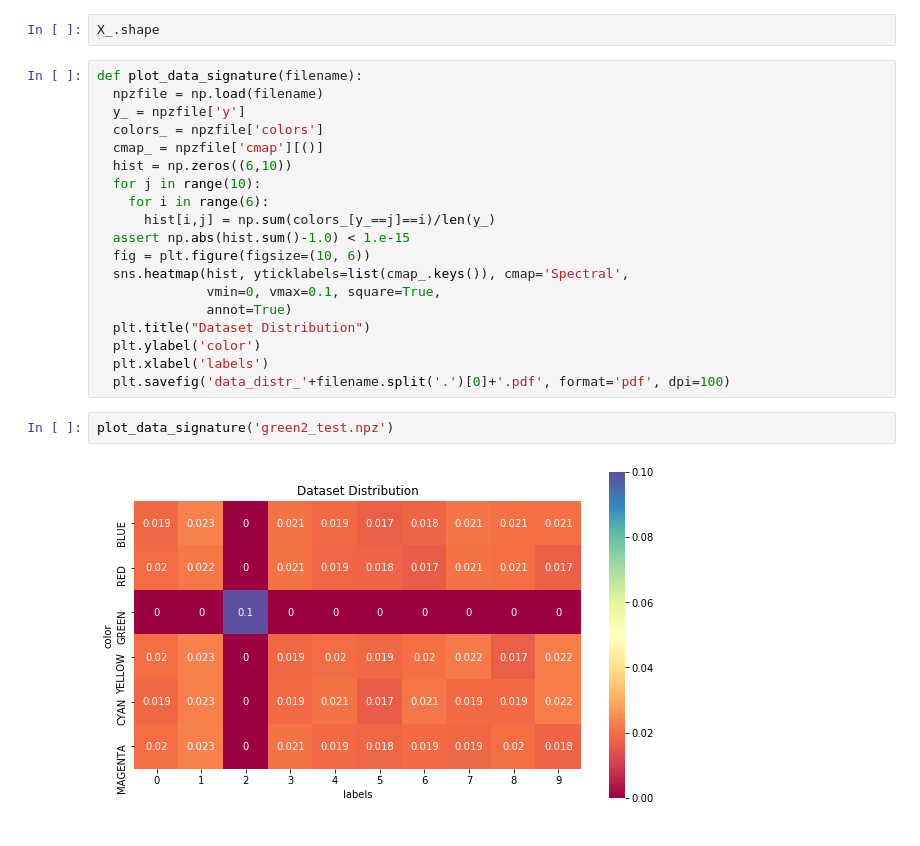
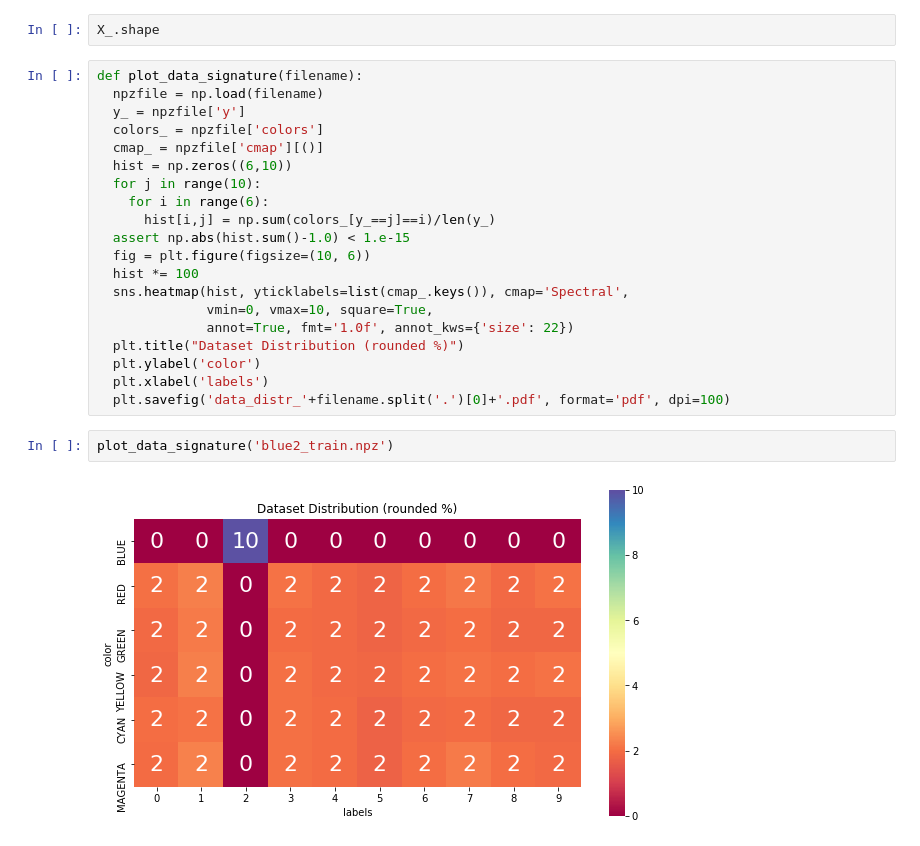
Before and after one commit to kkessel/cs231n-project, a Jupyter notebook: MNIST Colorization Train Data.ipynb, the cells around one changed output. Cells and saved outputs as stored; diff of their text form.

```diff
--- a/MNIST Colorization Train Data.ipynb
+++ b/MNIST Colorization Train Data.ipynb
@@ -257,14 +257,15 @@ def plot_data_signature(filename):
       hist[i,j] = np.sum(colors_[y_==j]==i)/len(y_)
   assert np.abs(hist.sum()-1.0) < 1.e-15
   fig = plt.figure(figsize=(10, 6))
+  hist *= 100
   sns.heatmap(hist, yticklabels=list(cmap_.keys()), cmap='Spectral',
-              vmin=0, vmax=0.1, square=True,
-              annot=True)
-  plt.title("Dataset Distribution")
+              vmin=0, vmax=10, square=True,
+              annot=True, fmt='1.0f', annot_kws={'size': 22})
+  plt.title("Dataset Distribution (rounded %)")
   plt.ylabel('color')
   plt.xlabel('labels')
   plt.savefig('data_distr_'+filename.split('.')[0]+'.pdf', format='pdf', dpi=100)
 # %%
-plot_data_signature('green2_test.npz')
+plot_data_signature('blue2_train.npz')
 # %% [output]
-[figure, old version]
+[figure, new version]
```
Also changed, not shown: parts of 14 cells of this notebook, 13 other files.
